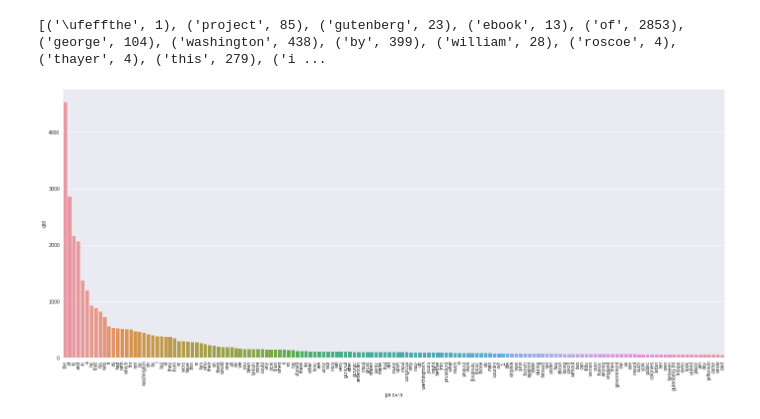
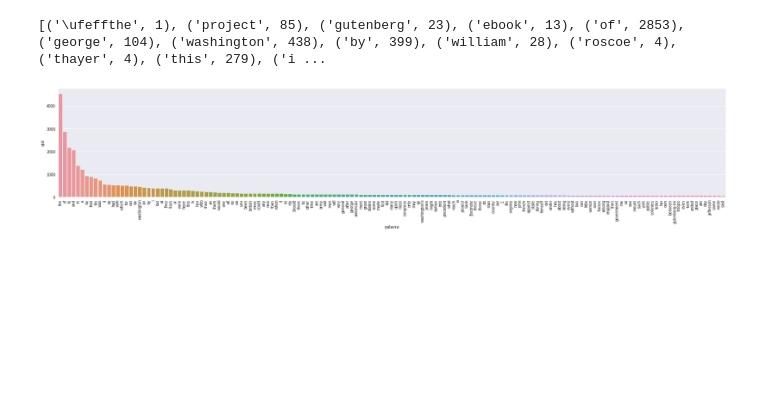
Before and after one commit to smilesrgouveia/Aula, a Jupyter notebook: TarefaTrilha1_PL.ipynb, the cells around one changed output. Saved outputs shown, nothing was run; the diff lists cells and outputs as text; code cells hidden in the pictures; blank space fills up the shorter version.

```diff
--- a/TarefaTrilha1_PL.ipynb
+++ b/TarefaTrilha1_PL.ipynb
@@ -43,21 +43,21 @@ print(list(dicionario.items())[:100])
 # %%
 import pandas as pd
 import seaborn as sns
 import matplotlib as mpl
 import matplotlib.pyplot as plt
 
 df = pd.DataFrame(dicionario.items(),  columns=['palavra', 'qtd']).sort_values('qtd',ascending=False)
 df = df[df['qtd'] >50] # somente termos com mais de 10 ocorrências
 #df = df.iloc[ np.int(len(df)/2) - 10 : np.int(len(df)/2) + 10 ] # para livros ou textos com muitos termos limita a um número mínimo de termos
 
-plt.figure(figsize=(24,10))
+plt.figure(figsize=(30,5))
 mpl.style.use(['seaborn'])
 sns.barplot(x=df.palavra,y=df['qtd'])
 plt.xticks(rotation=90)
 
 plt.show()
 # %% [output]
-[figure, old version]
+[figure, new version]
 # %%
 df = df.sort_values('qtd',ascending=False).reset_index(drop=True)
 
```
Also changed, not shown: parts of 1 cell of this notebook.
